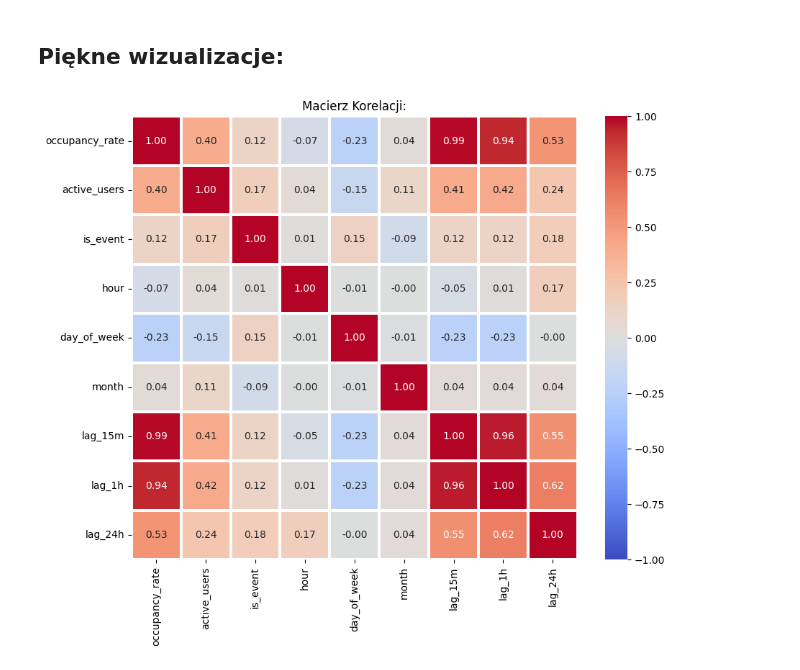
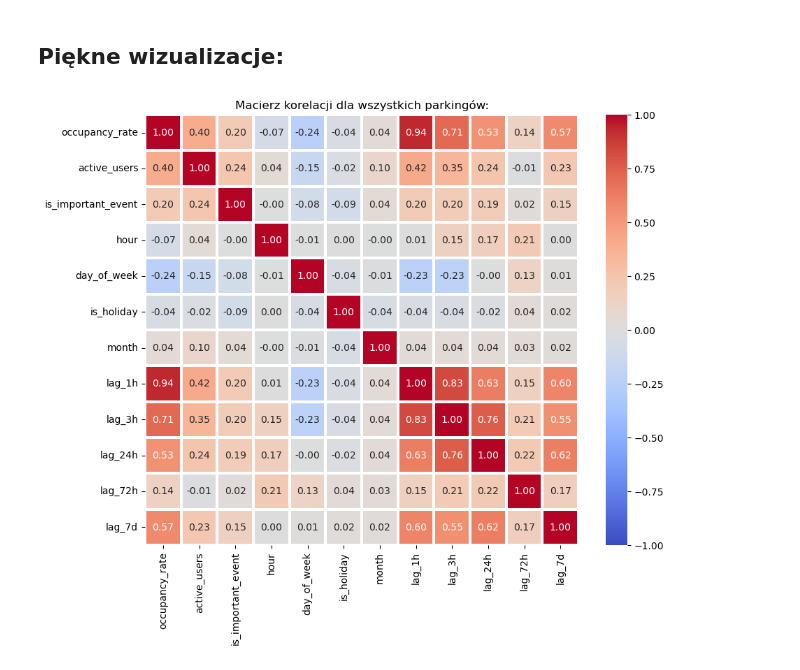
Before and after one commit to Solvro/ml-parking-forecasting, a Jupyter notebook: notebooks/eda/wiktor_eda.ipynb, the cells around one changed output. Cells and saved outputs as stored; diff of their text form; code cells hidden in the pictures.

Commit message:
feat: filtered events and added more balanced features,divided df_model ton seperate dfs for each parking,

```diff
--- a/notebooks/eda/wiktor_eda.ipynb
+++ b/notebooks/eda/wiktor_eda.ipynb
@@ -15,10 +10,15 @@ import matplotlib.pyplot as plt
 import seaborn as sns
 # %%
 # 1. Wczytanie danych
-df_parkings = pd.read_parquet('/content/drive/MyDrive/Data/parkings.parquet')
-df_availabilities = pd.read_parquet('/content/drive/MyDrive/Data/parking_availabilities.parquet')
-df_sksusers = pd.read_parquet('/content/drive/MyDrive/Data/sks_users.parquet')
-df_events = pd.read_parquet('/content/drive/MyDrive/Data/pwr_events.parquet')
+
+current_dir = Path.cwd()
+project_root = current_dir.parent.parent
+data_dir = project_root / 'data'
+
+df_parkings = pd.read_parquet(data_dir / 'parkings.parquet', engine='fastparquet')
+df_availabilities = pd.read_parquet(data_dir / 'parking_availabilities.parquet', engine='fastparquet')
+df_sksusers = pd.read_parquet(data_dir / 'sks_users.parquet', engine='fastparquet')
+df_events = pd.read_parquet(data_dir / 'pwr_events.parquet', engine='fastparquet')
 
 # 2. Szybki check jak to wygląda
 print("=== PARKINGS ===")
@@ -367,15 +469,37 @@ df_model['day_of_week'] = df_model['measured_at'].dt.dayofweek
 df_model['month'] = df_model['measured_at'].dt.month
 df_model['is_weekend'] = (df_model['day_of_week'] >= 5).astype(int)
 
+holiday_dates = [
+    '2025-01-01',  # Nowy Rok
+    '2025-01-06',  # Trzech Króli
+    '2025-03-31',  # Wielkanoc
+    '2025-04-01',  # Poniedziałek Wielkanocny
+    '2025-05-01',  # Święto Pracy
+    '2025-05-03',  # Święto Konstytucji 3 Maja
+    '2025-05-19',  # Zielone Świątki
+    '2025-05-30',  # Boże Ciało
+    '2025-08-15',  # Wniebowzięcie NMP
+    '2025-11-01',  # Wszystkich Świętych
+    '2025-11-11',  # Święto Niepodległości
+    '2025-12-25',  # Boże Narodzenie
+    '2025-12-26'   # Drugi dzień Bożego Narodzenia
+]
+df_model['is_holiday'] = df_model['measured_at'].dt.date.astype(str).isin(holiday_dates).astype(int)
+
 # Dodanie lagów
 
-df_model['lag_15m'] = df_model.groupby('name')['occupancy_rate'].shift(15)
 df_model['lag_1h'] = df_model.groupby('name')['occupancy_rate'].shift(60)
+df_model['lag_3h'] = df_model.groupby('name')['occupancy_rate'].shift(180)
 df_model['lag_24h'] = df_model.groupby('name')['occupancy_rate'].shift(1440)
+df_model['lag_72h'] = df_model.groupby('name')['occupancy_rate'].shift(4320)
+df_model['lag_7d'] = df_model.groupby('name')['occupancy_rate'].shift(10080)
 df_model = df_model.dropna()
 
-# One-hot na nazwy parkingów
-df_model = pd.get_dummies(df_model, columns=['name'], prefix='parking')
+# Manualny one-hot encoding dla nazw parkingów
+unique_parking_names = df_model['name'].unique()
+for parking in unique_parking_names:
+    df_model[parking] = (df_model['name'] == parking).astype(int)
+df_model.drop(columns=['name'], inplace=True)
 
 # Szybki check jak to się prezentuje
 print("=== GOTOWE DANE DO MODELU ===")
@@ -409,16 +610,16 @@ None
 ## **Piękne wizualizacje:**
 # %%
 # Wybieramy tylko numeryczne kolumny, które mają sens do korelacji
-cols_to_corr = ['occupancy_rate', 'active_users', 'is_event', 'hour', 'day_of_week', 'month', 'lag_15m', 'lag_1h', 'lag_24h']
+cols_to_corr = ['occupancy_rate', 'active_users', 'is_important_event', 'hour', 'day_of_week', 'is_holiday', 'month', 'lag_1h', 'lag_3h', 'lag_24h', 'lag_72h', 'lag_7d']
 
 # Obliczamy korelację
 corr_matrix = df_model[cols_to_corr].corr()
 
 # 3. Rysowanie
 plt.figure(figsize=(10, 8))
 sns.heatmap(corr_matrix, annot=True,fmt=".2f", cmap='coolwarm',vmin=-1, vmax=1,linewidths=1.5)
 
-plt.title('Macierz Korelacji:')
+plt.title('Macierz korelacji dla wszystkich parkingów:')
 plt.show()
 # %% [output]
-[figure, old version]
+[figure, new version]
```
Also changed, not shown: parts of 14 cells of this notebook.
